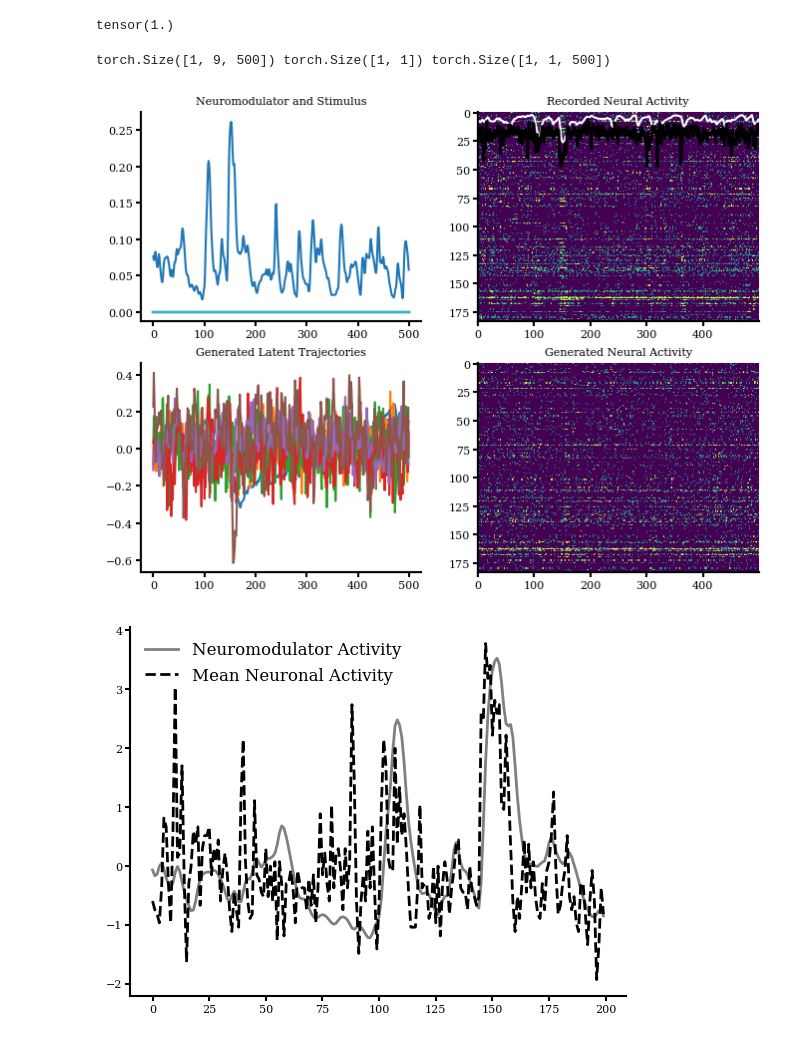
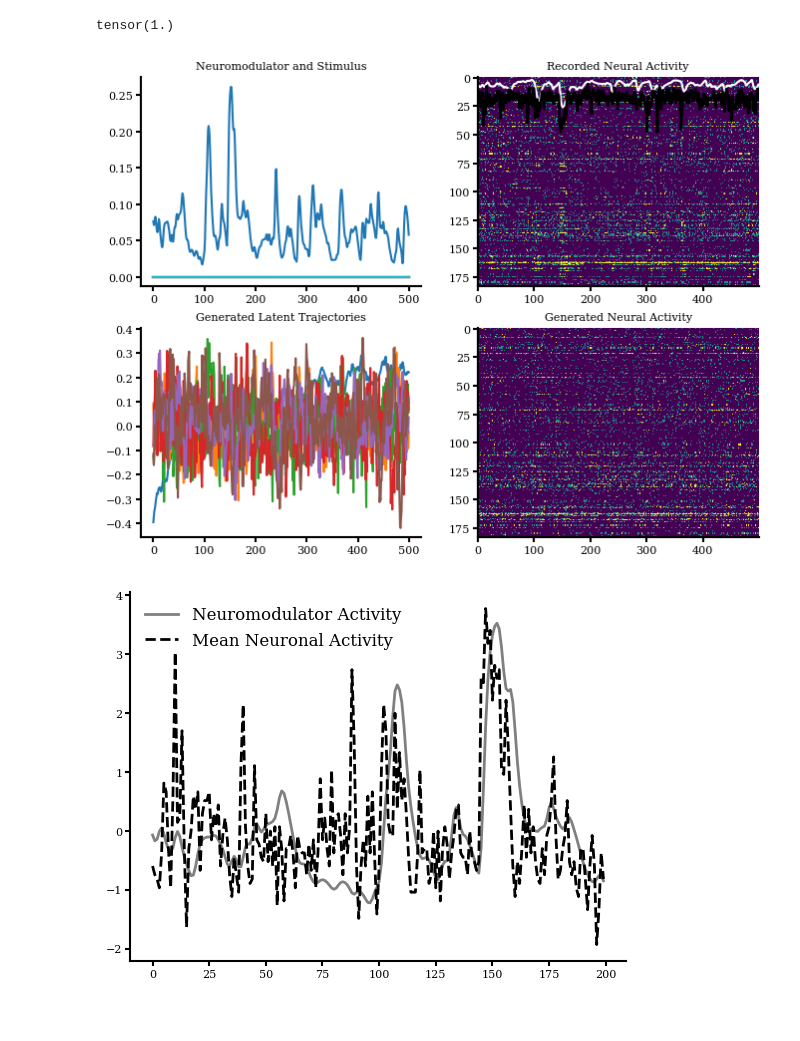
Before and after one commit to Matthijspals/mnm, a Jupyter notebook: generate_figures/plot_single_model.ipynb, the cells around one changed output. Drawn from its saved outputs; the diff is of its cells as text; code cells hidden in the pictures.

```diff
--- a/generate_figures/plot_single_model.ipynb
+++ b/generate_figures/plot_single_model.ipynb
@@ -39,7 +39,7 @@ from vi_rnn.generate import generate
 # %% [markdown]
 ### Load spikes and neuromodulation signal
 # %%
-data_dir_nk339 = '../data/nk339/'
+data_dir_nk339 = '../data/recordings/nk339_mPFC/'
 config = {
     'data_dir': data_dir_nk339,
     'model_dir': "../models/all/",
@@ -168,29 +167,27 @@ tensor(1.)
 # %%
 dur = 500
 u = torch.zeros(1, vae.dim_u, dur)
-Z, v, rates = generate(vae, x=x_train[:,:dur],
+Z, v, rates, spikes = generate(vae, x=x_train[:,:dur],
                         u=stim_train[:,:dur].unsqueeze(0),
                         s=s_train[:dur].unsqueeze(0).unsqueeze(0)+0, dur = dur,k=3, initial_state="prior_sample");
-# %% [output]
-torch.Size([1, 9, 500]) torch.Size([1, 1]) torch.Size([1, 1, 500])
 # %%
 vmax = 2
 sample = 2
 fig,ax = plt.subplots(2,2, figsize=(8,6))
 ax[0,0].plot(s_train[:dur]);
 ax[0,0].plot(stim_train[:,:dur].T);
 ax[0,1].imshow(x_train[:,:dur], aspect='auto', vmax=vmax);
 ax[0,1].plot(s_train[:dur]*100,color='white', alpha=1);
 ax[0,1].plot(torch.mean(x_train[:,:dur], axis=0)*100, color='black', linewidth=2);
 ax[1,0].plot(Z[0,:,:,sample].T);
-ax[1,1].imshow(torch.poisson(rates[0,:,:,sample]), aspect='auto', vmax=vmax);
+ax[1,1].imshow(spikes[0,:,:,sample], aspect='auto', vmax=vmax);
 
 ax[0,0].set_title("Neuromodulator and Stimulus");
 ax[0,1].set_title("Recorded Neural Activity");
 ax[1,0].set_title("Generated Latent Trajectories");
 ax[1,1].set_title("Generated Neural Activity");
 # %% [output]
-[figure, old version]
+[figure, new version]
 # %%
 def zscore(tensor):
     return (tensor - torch.mean(tensor)) / torch.std(tensor)
```
Also changed, not shown: parts of 11 cells of this notebook, 3 other files.
